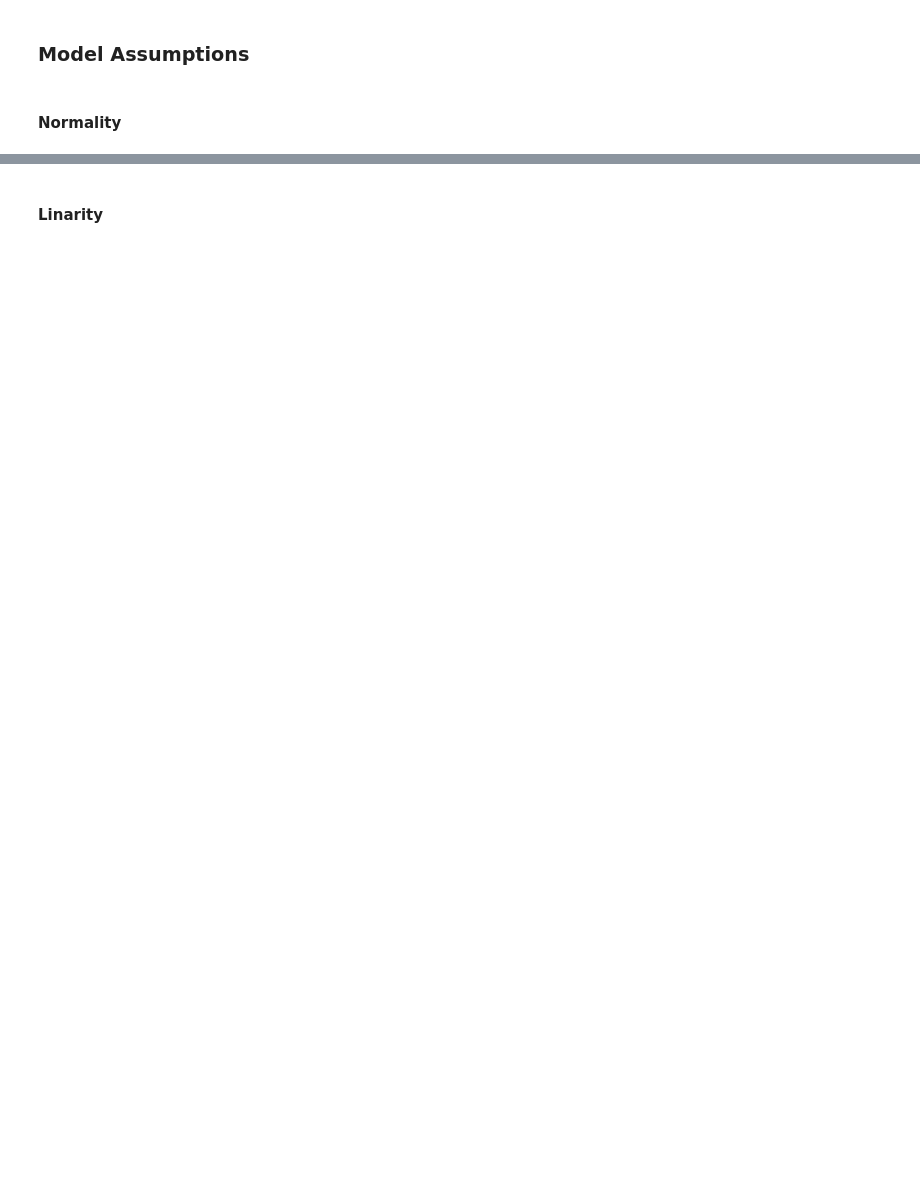
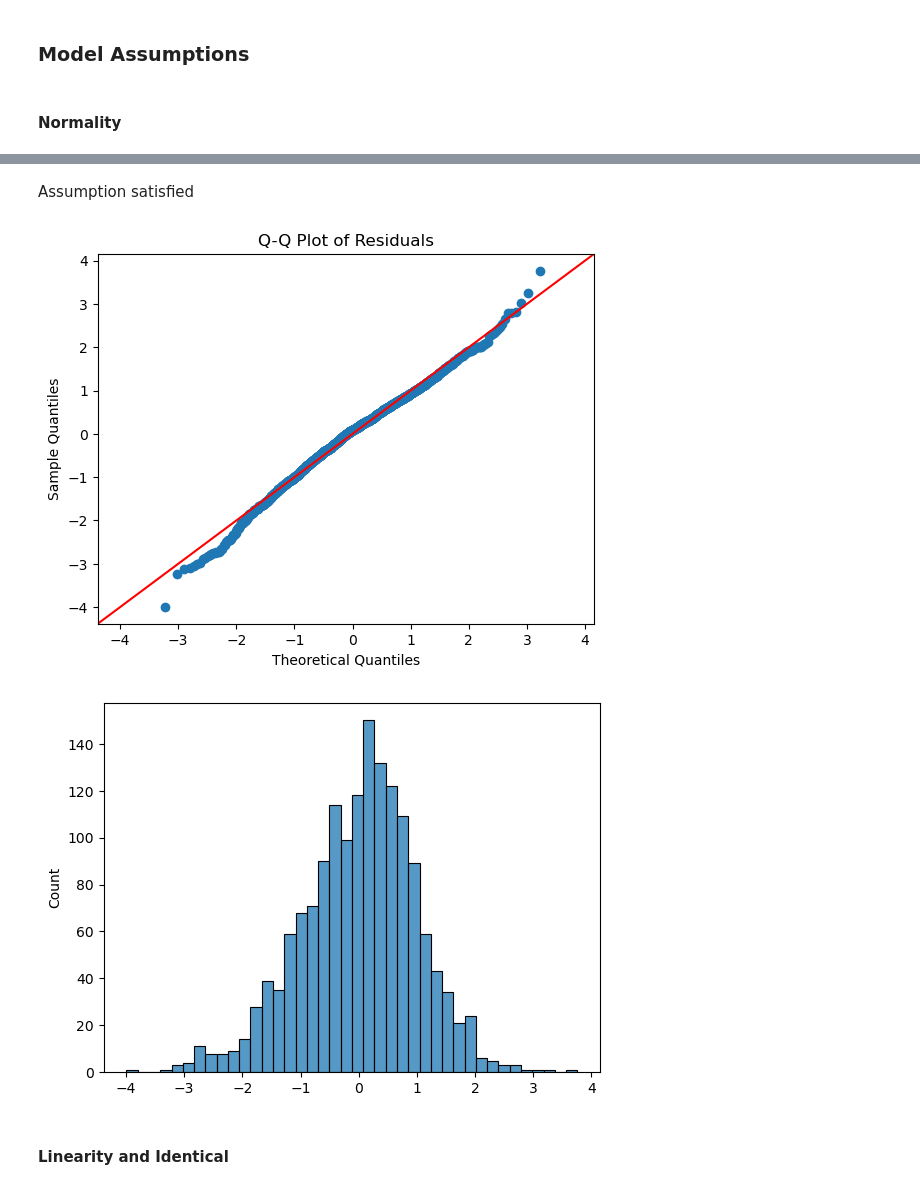
Before and after one commit to marklee4823/math189_project, a Jupyter notebook: Notebook.ipynb, the cells around one changed output, grey strips where cells are left out. Cells and saved outputs as stored; diff of their text form; code cells hidden in the pictures; blank space fills up the shorter version.

Commit message:
regression model

```diff
--- a/Notebook.ipynb
+++ b/Notebook.ipynb
@@ -1072,2 +1078,20 @@ for var in model_vars:
+# %% [markdown]
+Assumption satisfied
+# %%
+#import standardize function and apply to residuals
+def standardize(X):
+    return (X - X.mean()) / X.std()
+standard_resid=standardize(final_model.resid)
+# %%
+# Generate Q-Q plot
+sm.qqplot(standard_resid, line='45', fit=True)
+plt.title('Q-Q Plot of Residuals')
+plt.show()
+
+sns.histplot(standard_resid, bins=40)
+plt.show()
+# %% [output]
+[figure, added]
+[figure, added]
 # %% [markdown]
-#### Linarity
+#### Linearity and Identical
```
Also changed, not shown: parts of 30 cells of this notebook.
